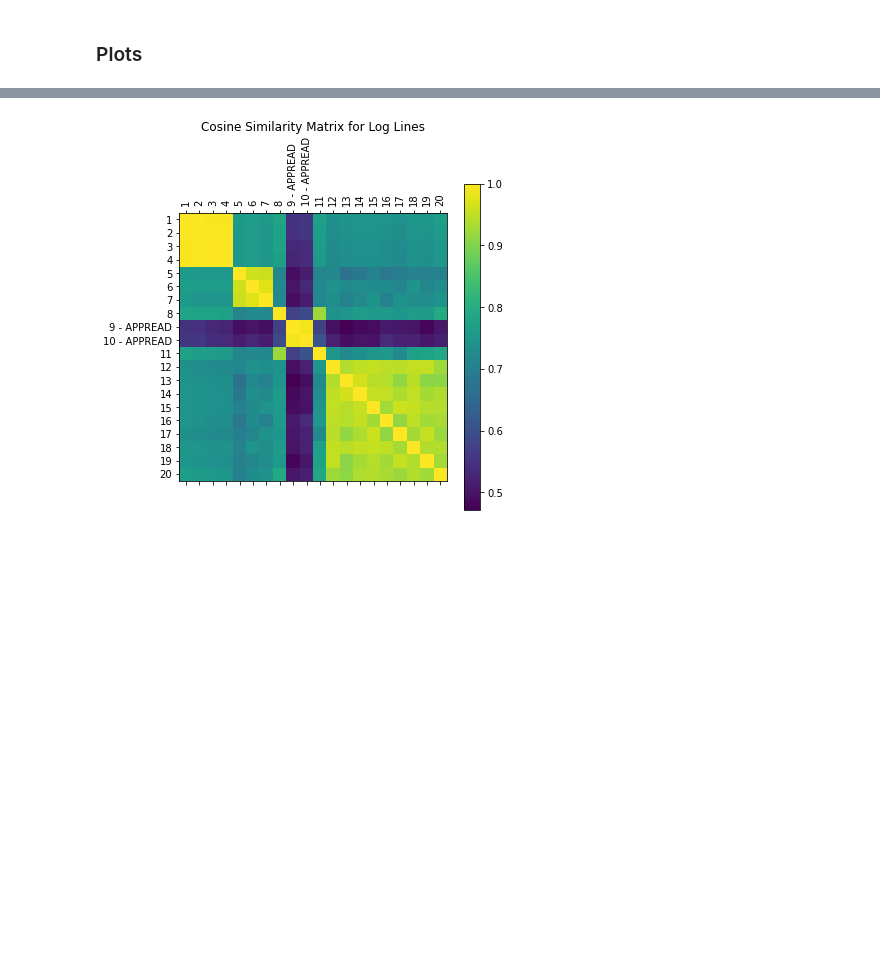
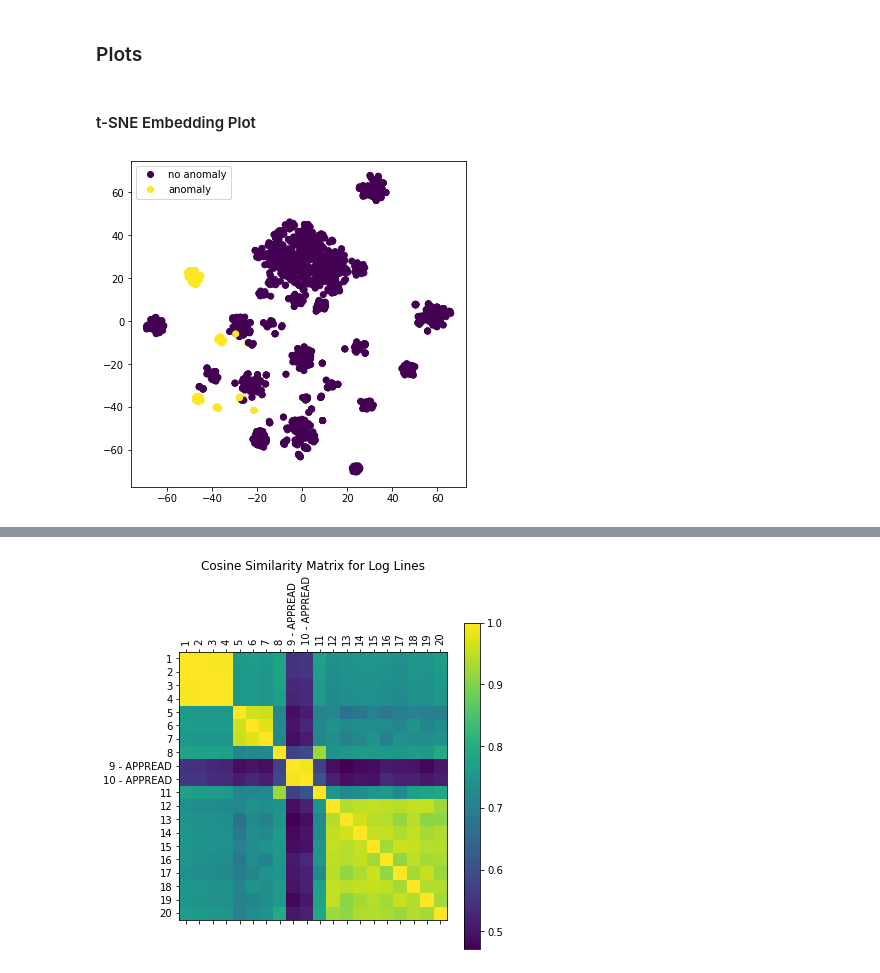
Before and after one commit to jantiegges/bert-for-log-lines, a Jupyter notebook: sentence-embeddings.ipynb, the cells around one changed output, grey strips where cells are left out. Cells and saved outputs as stored; diff of their text form; code cells hidden in the pictures; blank space fills up the shorter version.

Commit message:
added table and tsne plot

```diff
--- a/sentence-embeddings.ipynb
+++ b/sentence-embeddings.ipynb
@@ -69,2 +159,14 @@ def plot_sim_matrix(embeddings, idc: list, labels: list):
 # %% [markdown]
 ### Plots
+# %% [markdown]
+#### t-SNE Embedding Plot
+# %%
+tsne_results = get_tsne_embedding(embedding_processed, n_dim=2)
+classes = ["no anomaly", "anomaly"]
+binary_labels = get_binary_labels(labels)
+plot_tsne_embedding(tsne_results, binary_labels, classes)
+
+# interpretation: seem to tendentially have highest value vor tsne_result[1]
+# limitation: tsne better suited for dimensions ~50 so would be better to apply PCA before
+# %% [output]
+[figure, added]
```
Also changed, not shown: parts of 19 cells of this notebook, 4 other files.
